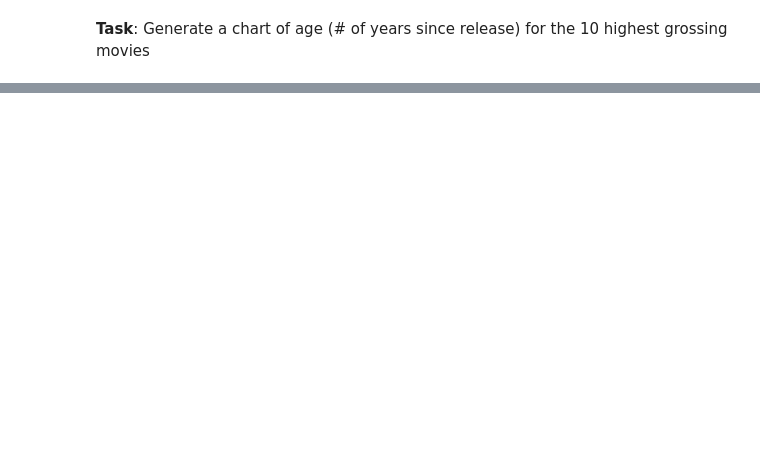
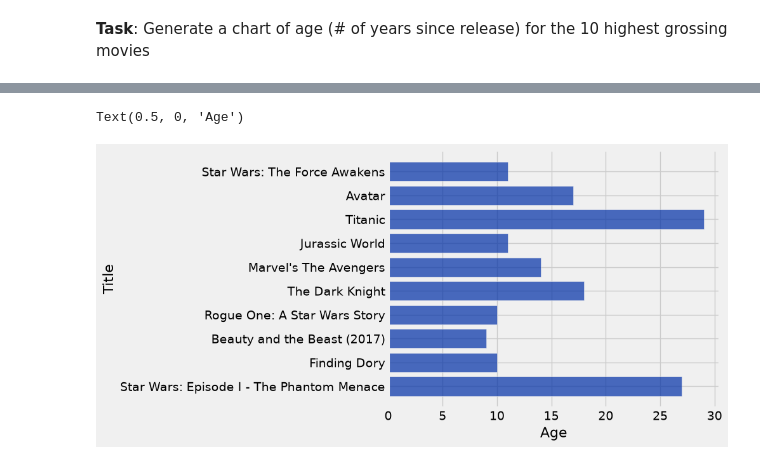
Before and after one commit to RidgeOnTheLedge/DAT1001-RMikkelsen, a Jupyter notebook: studentmaterial/work/Visualization.ipynb, the cells around one changed output, grey strips where cells are left out. Cells and saved outputs as stored; diff of their text form; code cells hidden in the pictures; blank space fills up the shorter version.

```diff
--- a/studentmaterial/work/Visualization.ipynb
+++ b/studentmaterial/work/Visualization.ipynb
@@ -348,0 +366,6 @@ plt.xlabel('Age')
+# %%
+top10_adjusted.barh('Title', 'Age')
+plt.xlabel('Age')
+# %% [output]
+Text(0.5, 0, 'Age')
+[figure, added]
```
Also changed, not shown: parts of 18 cells of this notebook, 44 other files.
